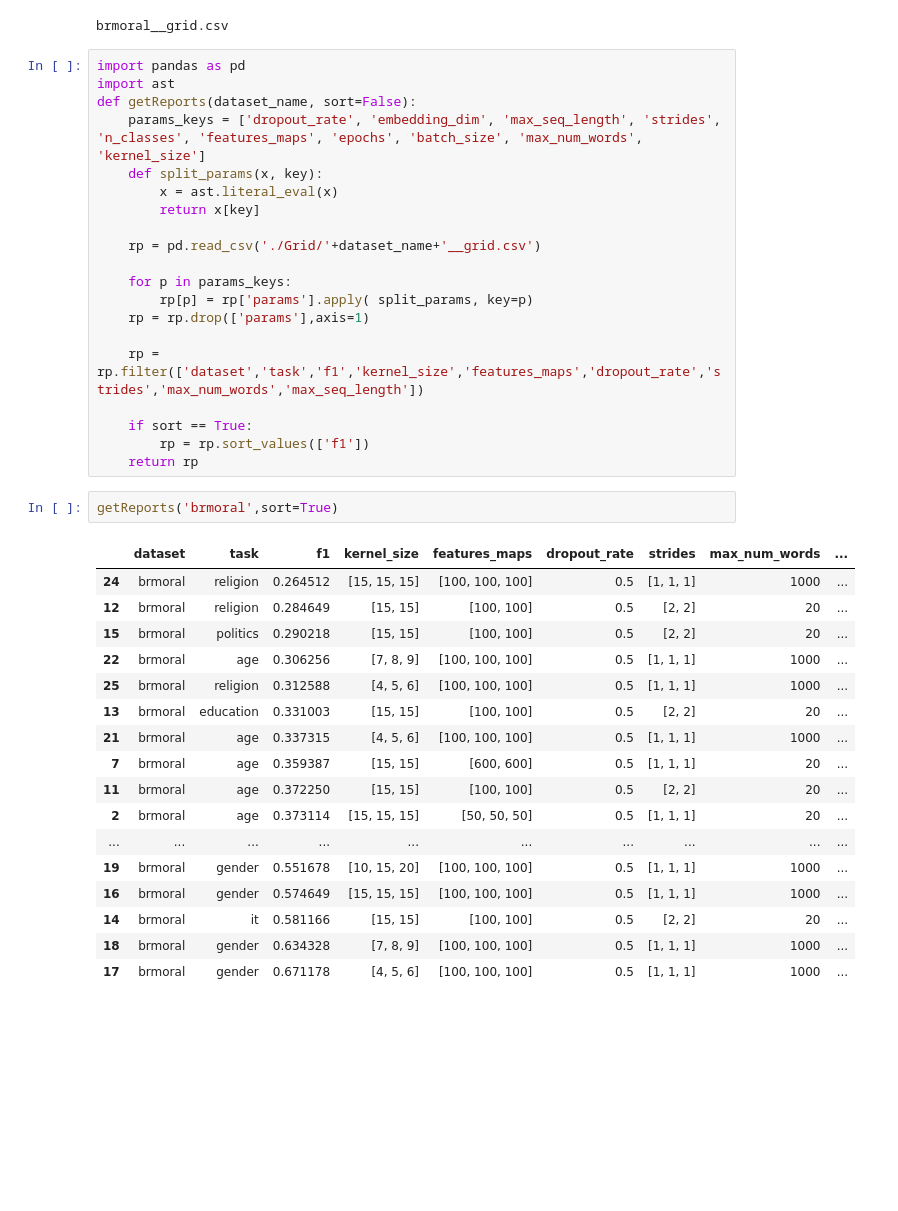
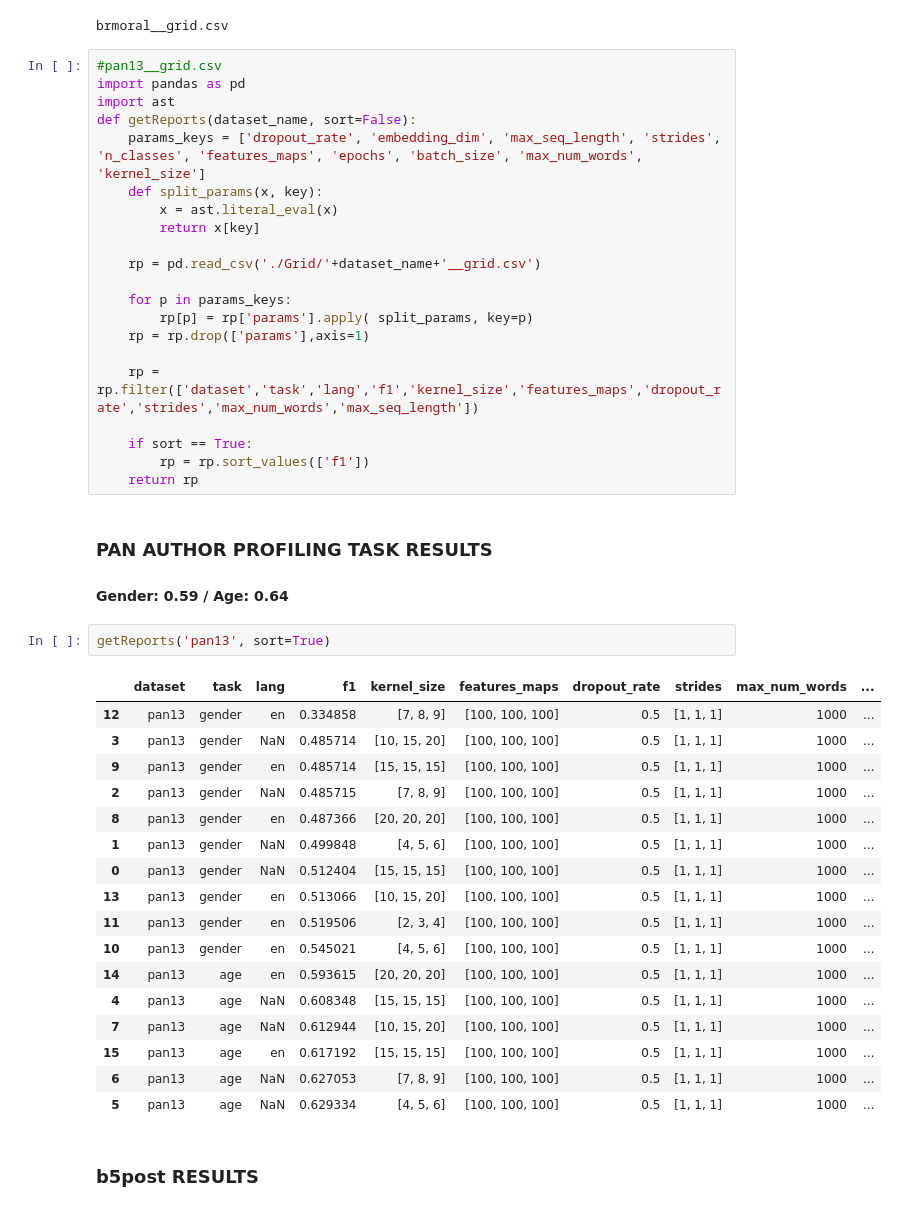
Before and after one commit to rafaelsandroni/author-profiling-models, a Jupyter notebook: baseline3/draft.ipynb, the cells around one changed output. Drawn from its saved outputs; the diff is of its cells as text; blank space fills up the shorter version.

```diff
--- a/baseline3/draft.ipynb
+++ b/baseline3/draft.ipynb
@@ -102,6 +102,7 @@ from Models.functions.datasets import loadTrainTest
 # %% [output]
 brmoral__grid.csv
 # %%
+#pan13__grid.csv
 import pandas as pd
 import ast
 def getReports(dataset_name, sort=False):
@@ -116,28 +117,33 @@ def getReports(dataset_name, sort=False):
         rp[p] = rp['params'].apply( split_params, key=p)
     rp = rp.drop(['params'],axis=1)
 
-    rp = rp.filter(['dataset','task','f1','kernel_size','features_maps','dropout_rate','strides','max_num_words','max_seq_length'])
+    rp = rp.filter(['dataset','task','lang','f1','kernel_size','features_maps','dropout_rate','strides','max_num_words','max_seq_length'])
 
     if sort == True:
         rp = rp.sort_values(['f1'])
     return rp
+# %% [markdown]
+### PAN AUTHOR PROFILING TASK RESULTS
+#### Gender: 0.59 / Age: 0.64
 # %%
-getReports('brmoral',sort=True)
+getReports('pan13', sort=True)
 # %% [output]
-|  | dataset | task | f1 | kernel_size | features_maps | dropout_rate | strides | max_num_words | ... |
-| 24 | brmoral | religion | 0.264512 | [15, 15, 15] | [100, 100, 100] | 0.5 | [1, 1, 1] | 1000 | ... |
-| 12 | brmoral | religion | 0.284649 | [15, 15] | [100, 100] | 0.5 | [2, 2] | 20 | ... |
-| 15 | brmoral | politics | 0.290218 | [15, 15] | [100, 100] | 0.5 | [2, 2] | 20 | ... |
-| 22 | brmoral | age | 0.306256 | [7, 8, 9] | [100, 100, 100] | 0.5 | [1, 1, 1] | 1000 | ... |
-| 25 | brmoral | religion | 0.312588 | [4, 5, 6] | [100, 100, 100] | 0.5 | [1, 1, 1] | 1000 | ... |
-| 13 | brmoral | education | 0.331003 | [15, 15] | [100, 100] | 0.5 | [2, 2] | 20 | ... |
-| 21 | brmoral | age | 0.337315 | [4, 5, 6] | [100, 100, 100] | 0.5 | [1, 1, 1] | 1000 | ... |
-| 7 | brmoral | age | 0.359387 | [15, 15] | [600, 600] | 0.5 | [1, 1, 1] | 20 | ... |
-| 11 | brmoral | age | 0.372250 | [15, 15] | [100, 100] | 0.5 | [2, 2] | 20 | ... |
-| 2 | brmoral | age | 0.373114 | [15, 15, 15] | [50, 50, 50] | 0.5 | [1, 1, 1] | 20 | ... |
-| ... | ... | ... | ... | ... | ... | ... | ... | ... | ... |
-| 19 | brmoral | gender | 0.551678 | [10, 15, 20] | [100, 100, 100] | 0.5 | [1, 1, 1] | 1000 | ... |
-| 16 | brmoral | gender | 0.574649 | [15, 15, 15] | [100, 100, 100] | 0.5 | [1, 1, 1] | 1000 | ... |
-| 14 | brmoral | it | 0.581166 | [15, 15] | [100, 100] | 0.5 | [2, 2] | 20 | ... |
-| 18 | brmoral | gender | 0.634328 | [7, 8, 9] | [100, 100, 100] | 0.5 | [1, 1, 1] | 1000 | ... |
-| 17 | brmoral | gender | 0.671178 | [4, 5, 6] | [100, 100, 100] | 0.5 | [1, 1, 1] | 1000 | ... |
+|  | dataset | task | lang | f1 | kernel_size | features_maps | dropout_rate | strides | max_num_words | ... |
+| 12 | pan13 | gender | en | 0.334858 | [7, 8, 9] | [100, 100, 100] | 0.5 | [1, 1, 1] | 1000 | ... |
+| 3 | pan13 | gender | NaN | 0.485714 | [10, 15, 20] | [100, 100, 100] | 0.5 | [1, 1, 1] | 1000 | ... |
+| 9 | pan13 | gender | en | 0.485714 | [15, 15, 15] | [100, 100, 100] | 0.5 | [1, 1, 1] | 1000 | ... |
+| 2 | pan13 | gender | NaN | 0.485715 | [7, 8, 9] | [100, 100, 100] | 0.5 | [1, 1, 1] | 1000 | ... |
+| 8 | pan13 | gender | en | 0.487366 | [20, 20, 20] | [100, 100, 100] | 0.5 | [1, 1, 1] | 1000 | ... |
+| 1 | pan13 | gender | NaN | 0.499848 | [4, 5, 6] | [100, 100, 100] | 0.5 | [1, 1, 1] | 1000 | ... |
+| 0 | pan13 | gender | NaN | 0.512404 | [15, 15, 15] | [100, 100, 100] | 0.5 | [1, 1, 1] | 1000 | ... |
+| 13 | pan13 | gender | en | 0.513066 | [10, 15, 20] | [100, 100, 100] | 0.5 | [1, 1, 1] | 1000 | ... |
+| 11 | pan13 | gender | en | 0.519506 | [2, 3, 4] | [100, 100, 100] | 0.5 | [1, 1, 1] | 1000 | ... |
+| 10 | pan13 | gender | en | 0.545021 | [4, 5, 6] | [100, 100, 100] | 0.5 | [1, 1, 1] | 1000 | ... |
+| 14 | pan13 | age | en | 0.593615 | [20, 20, 20] | [100, 100, 100] | 0.5 | [1, 1, 1] | 1000 | ... |
+| 4 | pan13 | age | NaN | 0.608348 | [15, 15, 15] | [100, 100, 100] | 0.5 | [1, 1, 1] | 1000 | ... |
+| 7 | pan13 | age | NaN | 0.612944 | [10, 15, 20] | [100, 100, 100] | 0.5 | [1, 1, 1] | 1000 | ... |
+| 15 | pan13 | age | en | 0.617192 | [15, 15, 15] | [100, 100, 100] | 0.5 | [1, 1, 1] | 1000 | ... |
+| 6 | pan13 | age | NaN | 0.627053 | [7, 8, 9] | [100, 100, 100] | 0.5 | [1, 1, 1] | 1000 | ... |
+| 5 | pan13 | age | NaN | 0.629334 | [4, 5, 6] | [100, 100, 100] | 0.5 | [1, 1, 1] | 1000 | ... |
+# %% [markdown]
+### b5post RESULTS
```
Also changed, not shown: parts of 1 cell of this notebook, 53 other files.
